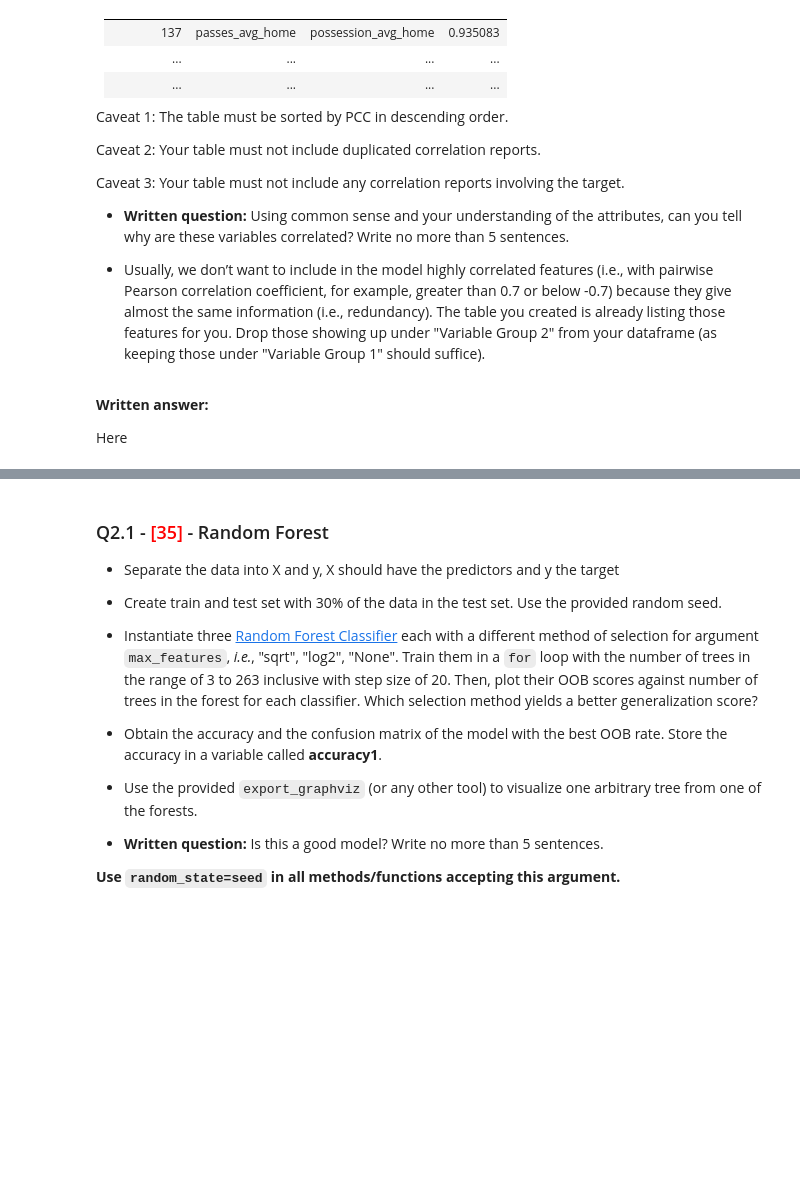
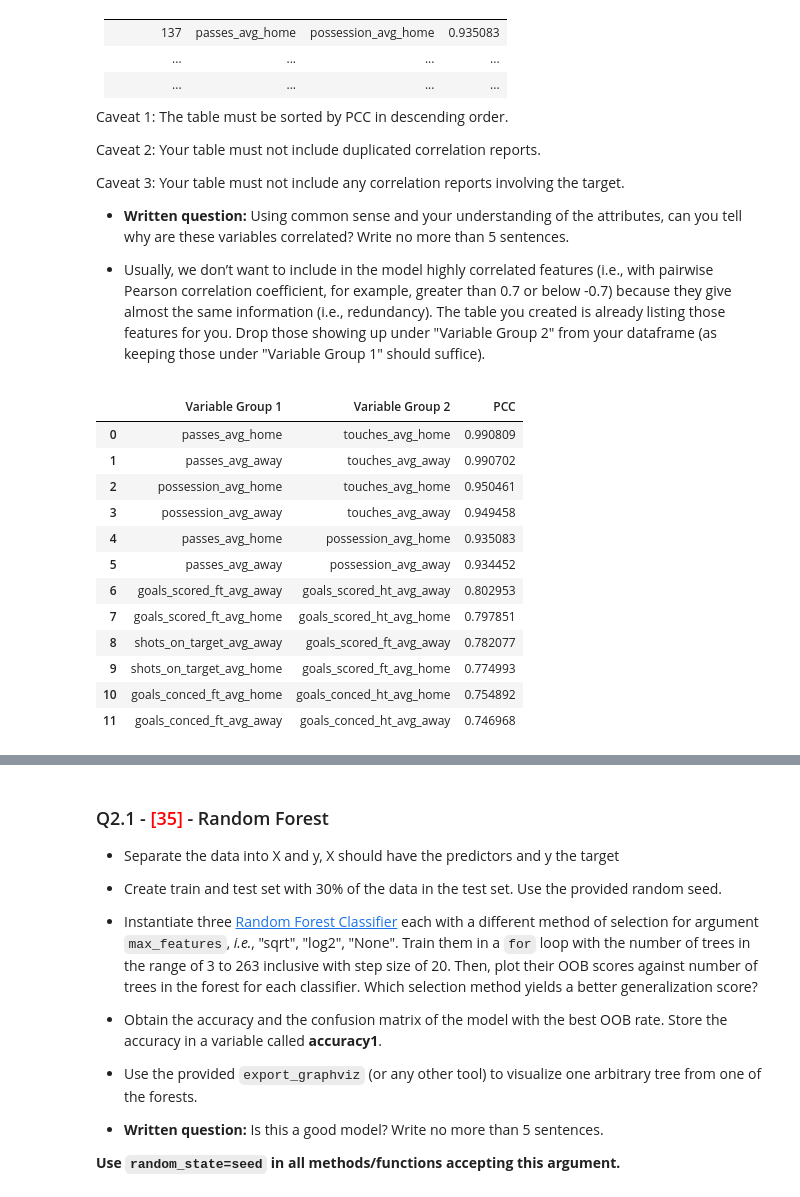
Before and after one commit to ParamvirSran/Machine-Learning, a Jupyter notebook: Assignments/A7/Assignment_7.ipynb, the cells around one changed output, grey strips where cells are left out. Cells and saved outputs as stored; diff of their text form; code cells hidden in the pictures; blank space fills up the shorter version.

```diff
--- a/Assignments/A7/Assignment_7.ipynb
+++ b/Assignments/A7/Assignment_7.ipynb
@@ -150,4 +182,0 @@ Caveat 3: Your table must not include any correlation reports involving the targ
-# %% [markdown]
-**Written answer:**
-
-Here
@@ -155,0 +183,37 @@ Here
+# %%
+# Compute the Pearson correlation matrix and exclude the 'target' variable
+correlation_matrix = df.drop(columns=["target"]).corr()
+
+# Create a mask to identify and exclude duplicate correlations and self-correlations
+mask = np.triu(np.ones_like(correlation_matrix, dtype=bool), k=1)
+
+# Flatten the matrix and keep only correlations that are not duplicates, not self-correlations, and above the threshold
+correlations = correlation_matrix.where(mask).stack().reset_index()
+correlations.columns = ["Variable Group 1", "Variable Group 2", "PCC"]
+
+# Filter out correlations below the absolute value threshold of 0.7
+high_correlations = correlations[correlations["PCC"].abs() > 0.7]
+
+# Sort by PCC in descending order
+high_correlations_sorted = high_correlations.sort_values(
+    by="PCC", ascending=False
+).reset_index(drop=True)
+
+# Display the final table
+final_table = high_correlations_sorted[["Variable Group 1", "Variable Group 2", "PCC"]]
+
+final_table
+# %% [output]
+|  | Variable Group 1 | Variable Group 2 | PCC |
+| 0 | passes_avg_home | touches_avg_home | 0.990809 |
+| 1 | passes_avg_away | touches_avg_away | 0.990702 |
+| 2 | possession_avg_home | touches_avg_home | 0.950461 |
+| 3 | possession_avg_away | touches_avg_away | 0.949458 |
+| 4 | passes_avg_home | possession_avg_home | 0.935083 |
+| 5 | passes_avg_away | possession_avg_away | 0.934452 |
+| 6 | goals_scored_ft_avg_away | goals_scored_ht_avg_away | 0.802953 |
+| 7 | goals_scored_ft_avg_home | goals_scored_ht_avg_home | 0.797851 |
+| 8 | shots_on_target_avg_away | goals_scored_ft_avg_away | 0.782077 |
+| 9 | shots_on_target_avg_home | goals_scored_ft_avg_home | 0.774993 |
+| 10 | goals_conced_ft_avg_home | goals_conced_ht_avg_home | 0.754892 |
+| 11 | goals_conced_ft_avg_away | goals_conced_ht_avg_away | 0.746968 |
```
Also changed, not shown: parts of 25 cells of this notebook.
